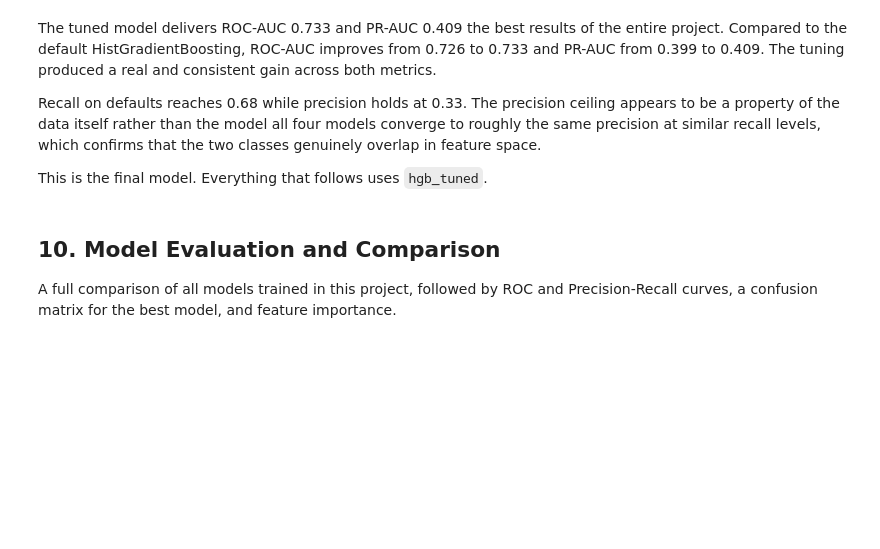
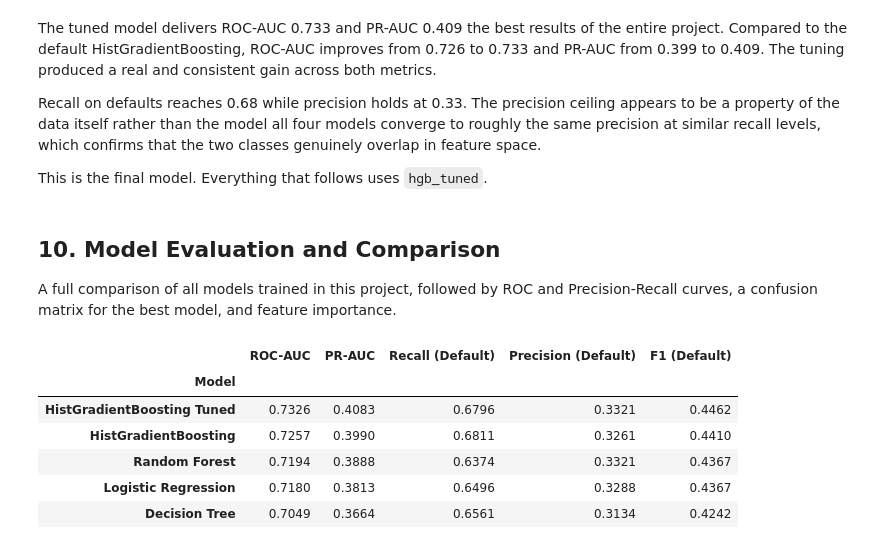
Before and after one commit to AhmedInv40/Predicting-Loan-Default, a Jupyter notebook: PredictingLoanDefault.ipynb, the cells around one changed output. Saved outputs shown, nothing was run; the diff lists cells and outputs as text; code cells hidden in the pictures; blank space fills up the shorter version.

```diff
--- a/PredictingLoanDefault.ipynb
+++ b/PredictingLoanDefault.ipynb
@@ -1572,3 +1572,34 @@ This is the final model. Everything that follows uses `hgb_tuned`.
 ## 10. Model Evaluation and Comparison <a id="10-model-evaluation-and-comparison"></a>
 
 A full comparison of all models trained in this project, followed by ROC and Precision-Recall curves, a confusion matrix for the best model, and feature importance.
+# %%
+results = {
+    'Logistic Regression'        : (y_prob_log,    y_pred_log),
+    'Decision Tree'              : (y_prob_dt,    y_pred_dt),
+    'Random Forest'              : (y_prob_rf,    y_pred_rf),
+    'HistGradientBoosting'       : (y_prob_hgb,   y_pred_hgb),
+    'HistGradientBoosting Tuned' : (y_prob_tuned, y_pred_tuned),
+}
+
+rows = []
+for name, (y_prob, y_pred) in results.items():
+    rows.append({
+        'Model': name,
+        'ROC-AUC': round(roc_auc_score(y_test, y_prob), 4),
+        'PR-AUC': round(average_precision_score(y_test, y_prob), 4),
+        'Recall (Default)': round(recall_score(y_test, y_pred), 4),
+        'Precision (Default)': round(precision_score(y_test, y_pred), 4),
+        'F1 (Default)': round(f1_score(y_test, y_pred), 4),
+    })
+# %%
+comparison_df = pd.DataFrame(rows).set_index('Model')
+comparison_df = comparison_df.sort_values('PR-AUC', ascending=False)
+comparison_df
+# %% [output]
+|  | ROC-AUC | PR-AUC | Recall (Default) | Precision (Default) | F1 (Default) |
+| Model |  |  |  |  |  |
+| HistGradientBoosting Tuned | 0.7326 | 0.4083 | 0.6796 | 0.3321 | 0.4462 |
+| HistGradientBoosting | 0.7257 | 0.3990 | 0.6811 | 0.3261 | 0.4410 |
+| Random Forest | 0.7194 | 0.3888 | 0.6374 | 0.3321 | 0.4367 |
+| Logistic Regression | 0.7180 | 0.3813 | 0.6496 | 0.3288 | 0.4367 |
+| Decision Tree | 0.7049 | 0.3664 | 0.6561 | 0.3134 | 0.4242 |
```
Also changed, not shown: parts of 8 cells of this notebook.
